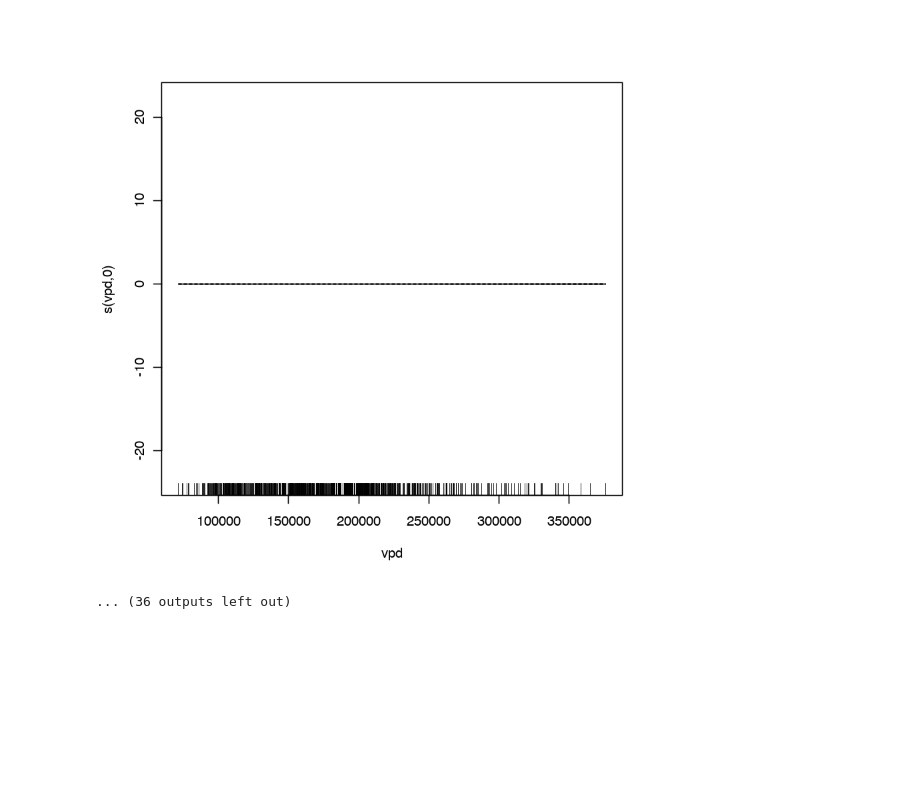
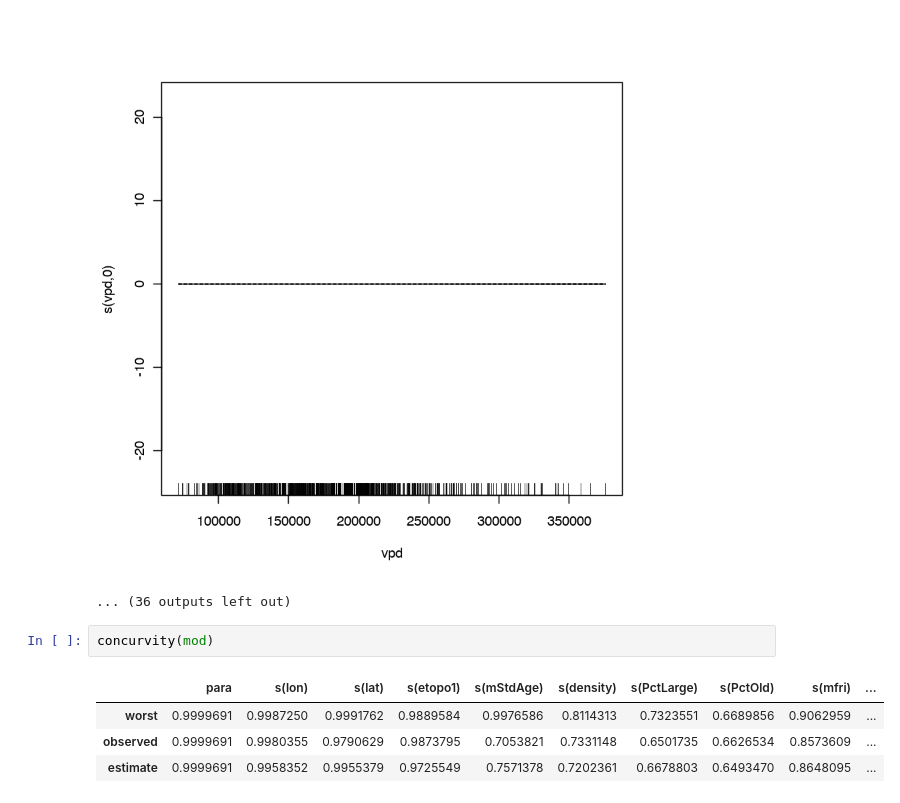
Before and after one commit to dongmeic/suppression, a Jupyter notebook: R/Chapter4_GAM.ipynb, the cells around one changed output. Drawn from its saved outputs; the diff is of its cells as text; blank space fills up the shorter version.

```diff
--- a/R/Chapter4_GAM.ipynb
+++ b/R/Chapter4_GAM.ipynb
@@ -106,3 +106,10 @@ plot(mod)
 [figure]
 [figure]
 ... (36 outputs left out)
+# %%
+concurvity(mod)
+# %% [output]
+|  | para | s(lon) | s(lat) | s(etopo1) | s(mStdAge) | s(density) | s(PctLarge) | s(PctOld) | s(mfri) | ... |
+| worst | 0.9999691 | 0.9987250 | 0.9991762 | 0.9889584 | 0.9976586 | 0.8114313 | 0.7323551 | 0.6689856 | 0.9062959 | ... |
+| observed | 0.9999691 | 0.9980355 | 0.9790629 | 0.9873795 | 0.7053821 | 0.7331148 | 0.6501735 | 0.6626534 | 0.8573609 | ... |
+| estimate | 0.9999691 | 0.9958352 | 0.9955379 | 0.9725549 | 0.7571378 | 0.7202361 | 0.6678803 | 0.6493470 | 0.8648095 | ... |
```
Also changed, not shown: parts of 7 cells of this notebook.
